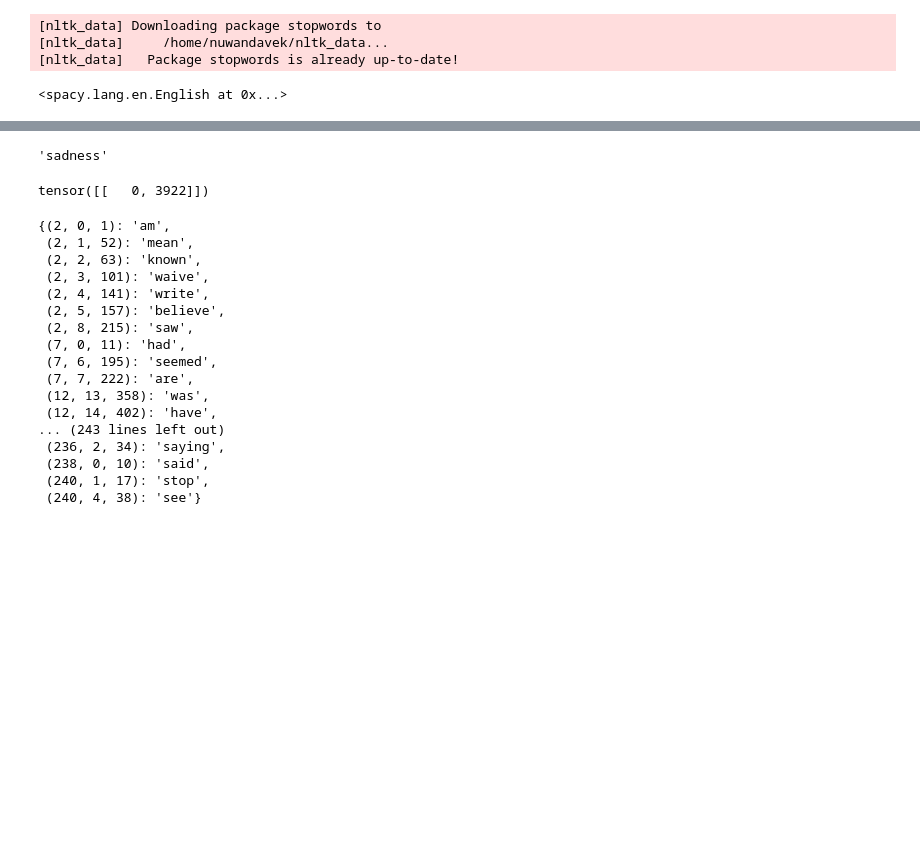
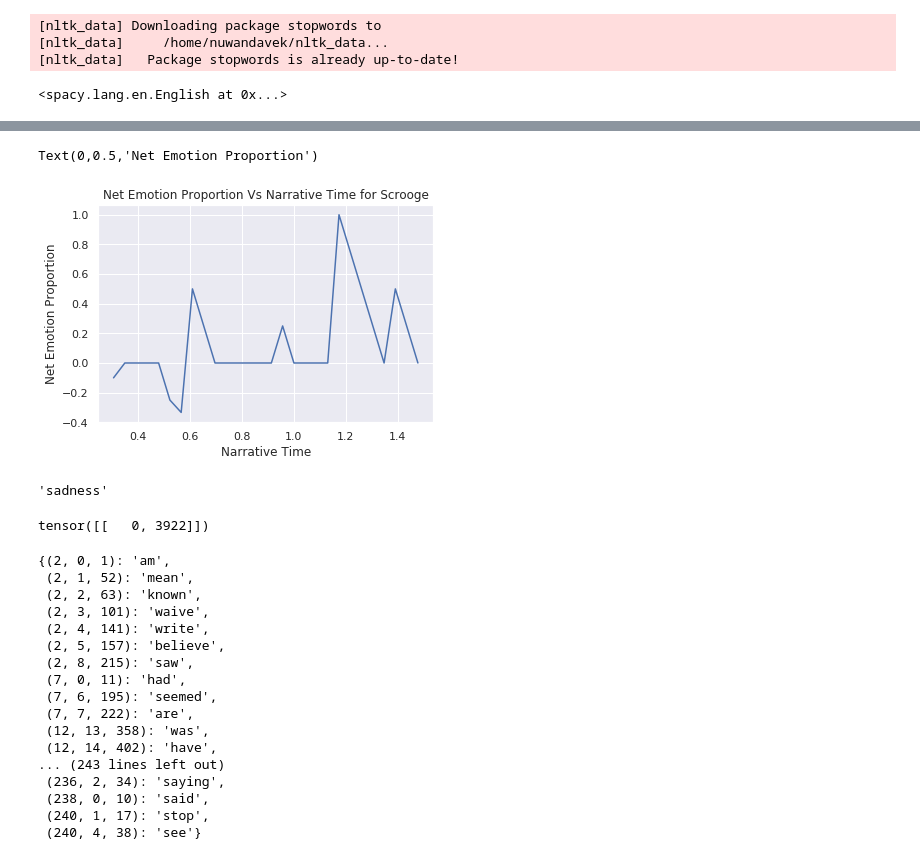
Before and after one commit to Dmacracy/Buskin, a Jupyter notebook: Coref_and_POS.ipynb, the cells around one changed output, grey strips where cells are left out. Saved outputs shown, nothing was run; the diff lists cells and outputs as text; code cells hidden in the pictures; blank space fills up the shorter version.

```diff
--- a/Coref_and_POS.ipynb
+++ b/Coref_and_POS.ipynb
@@ -363,0 +452,2 @@ his (4049, 4) neutral
+# %%
+gedd = ged.pivot(index=['character','glob_sent_grp'], columns='mini_emotion', values='global_sent_id').fillna(0).reset_index()
@@ -364,3 +470,11 @@ his (4049, 4) neutral
+# %%
+plt.plot(gedd['glob_sent_grp']/(len(gedd)+1),gedd['pos']-gedd['neg'])
+plt.title('Net Emotion Proportion Vs Narrative Time for Scrooge')
+plt.xlabel('Narrative Time')
+plt.ylabel('Net Emotion Proportion')
+# %% [output]
+Text(0,0.5,'Net Emotion Proportion')
+[figure, added]
 # %%
 # '''
 # Split text into sentences
```
Also changed, not shown: parts of 16 cells of this notebook.
